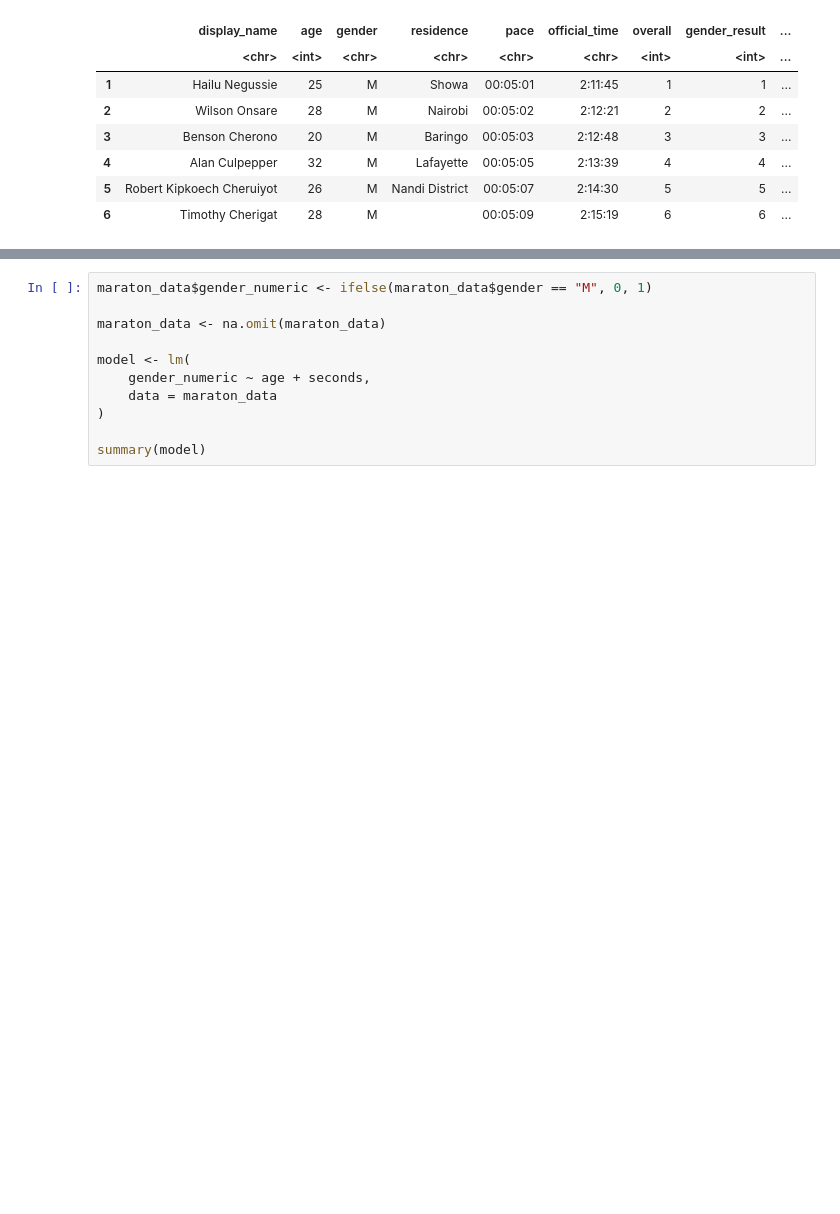
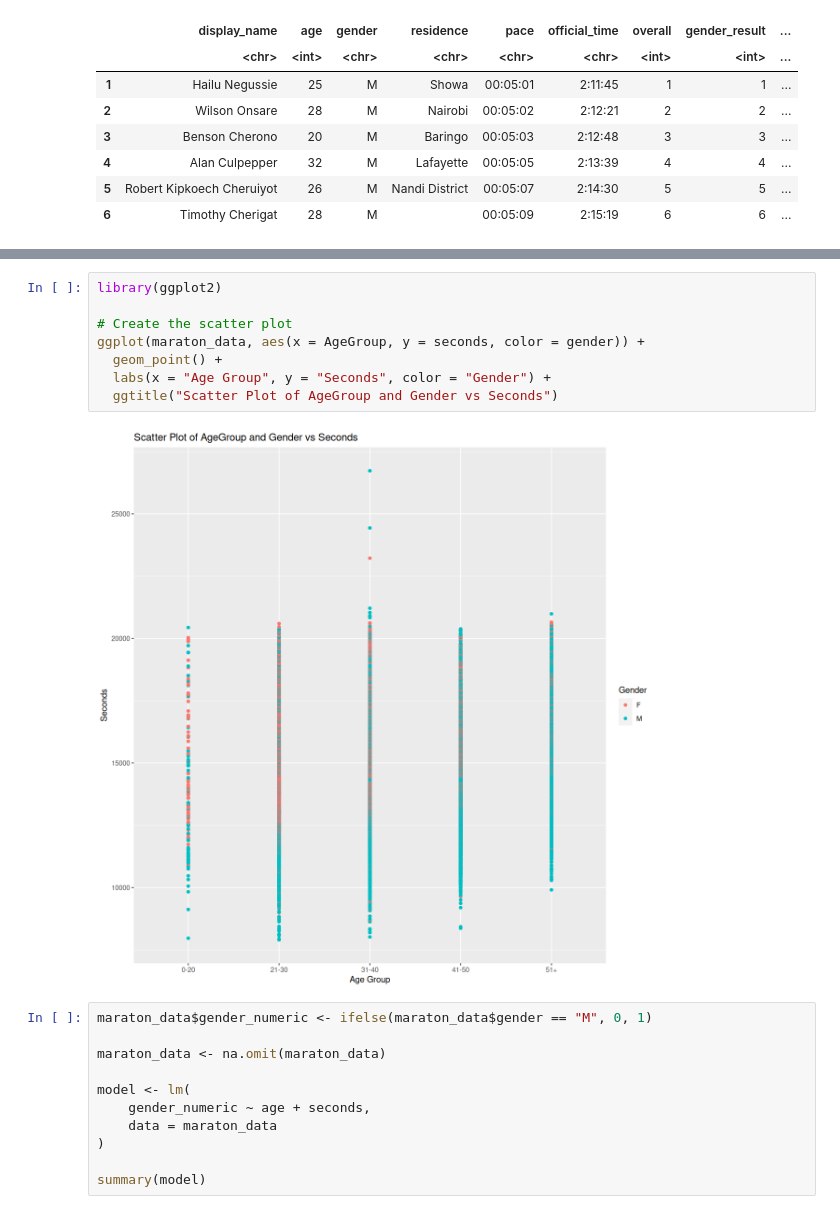
Before and after one commit to BritoAlv/MarathonStatistics, a Jupyter notebook: stats.ipynb, the cells around one changed output, grey strips where cells are left out. Saved outputs shown, nothing was run; the diff lists cells and outputs as text; blank space fills up the shorter version.

```diff
--- a/stats.ipynb
+++ b/stats.ipynb
@@ -224,6 +219,16 @@ boxplot(
 )
 # %% [output]
 [figure]
+# %%
+library(ggplot2)
+
+# Create the scatter plot
+ggplot(maraton_data, aes(x = AgeGroup, y = seconds, color = gender)) +
+  geom_point() +
+  labs(x = "Age Group", y = "Seconds", color = "Gender") +
+  ggtitle("Scatter Plot of AgeGroup and Gender vs Seconds")
+# %% [output]
+[figure, added]
 # %%
 maraton_data$gender_numeric <- ifelse(maraton_data$gender == "M", 0, 1)
 
```
Also changed, not shown: parts of 5 cells of this notebook.
